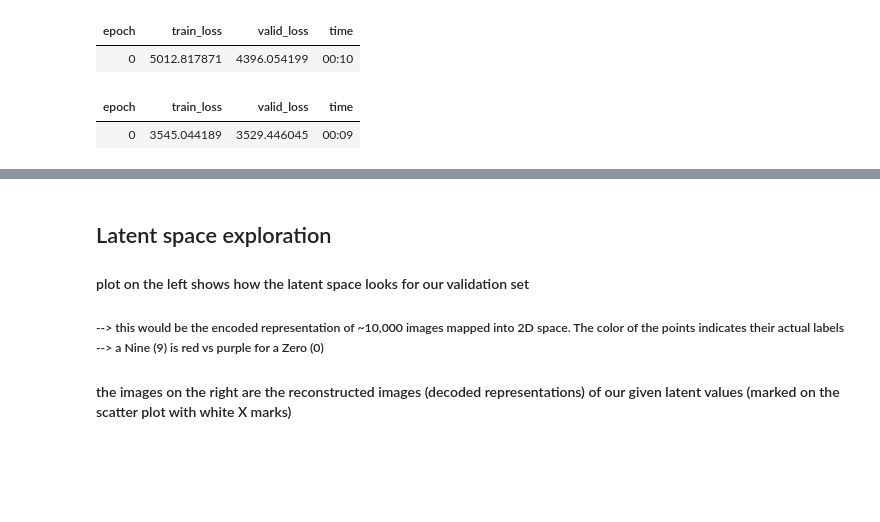
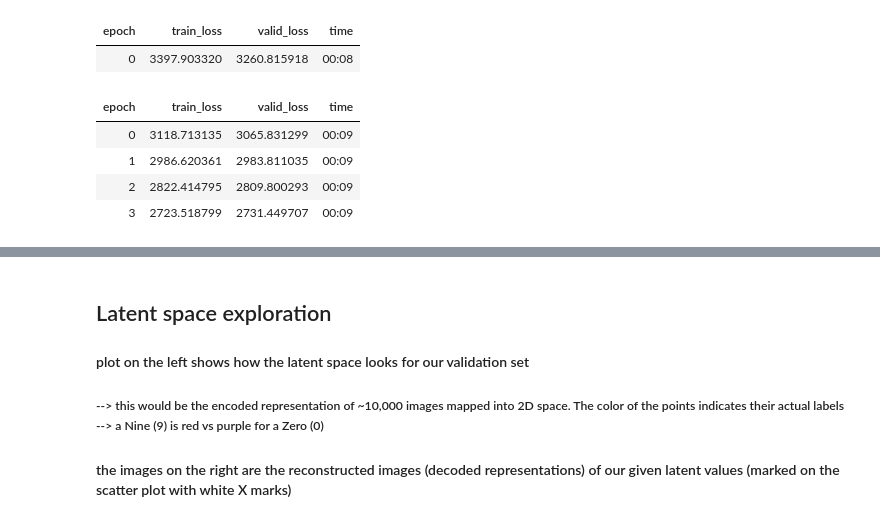
Before and after one commit to azaidi06/generative, a Jupyter notebook: clean_autoencoder.ipynb, the cells around one changed output, grey strips where cells are left out. Drawn from its saved outputs; the diff is of its cells as text; code cells hidden in the pictures; blank space fills up the shorter version.

```diff
--- a/clean_autoencoder.ipynb
+++ b/clean_autoencoder.ipynb
@@ -34,11 +27,14 @@ model.summary()
 # %%
 learner = Learner(dls, Autoencoder(), loss_func=MSELossFlat(), ).to_fp16()
-learner.fine_tune(1, 3e-2)
+learner.fine_tune(4, 3e-2)
 # %% [output]
 | epoch | train_loss | valid_loss | time |
-| 0 | 5012.817871 | 4396.054199 | 00:10 |
+| 0 | 3397.903320 | 3260.815918 | 00:08 |
 | epoch | train_loss | valid_loss | time |
-| 0 | 3545.044189 | 3529.446045 | 00:09 |
+| 0 | 3118.713135 | 3065.831299 | 00:09 |
+| 1 | 2986.620361 | 2983.811035 | 00:09 |
+| 2 | 2822.414795 | 2809.800293 | 00:09 |
+| 3 | 2723.518799 | 2731.449707 | 00:09 |
 # %%
 plt_subs(*get_valid_results(learner.model, dls.train), size=2)
 # %% [output]
```
Also changed, not shown: parts of 9 cells of this notebook.
